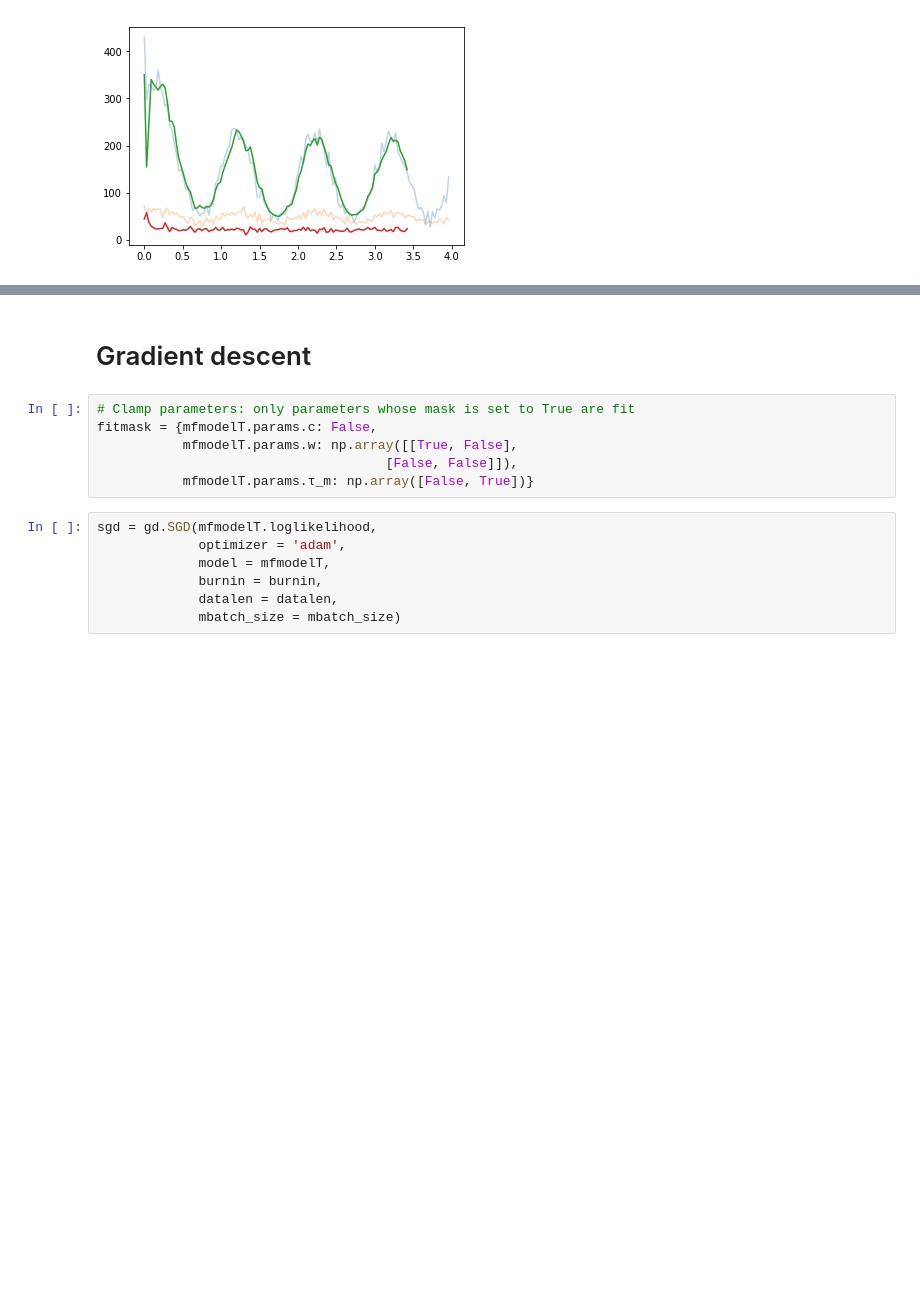
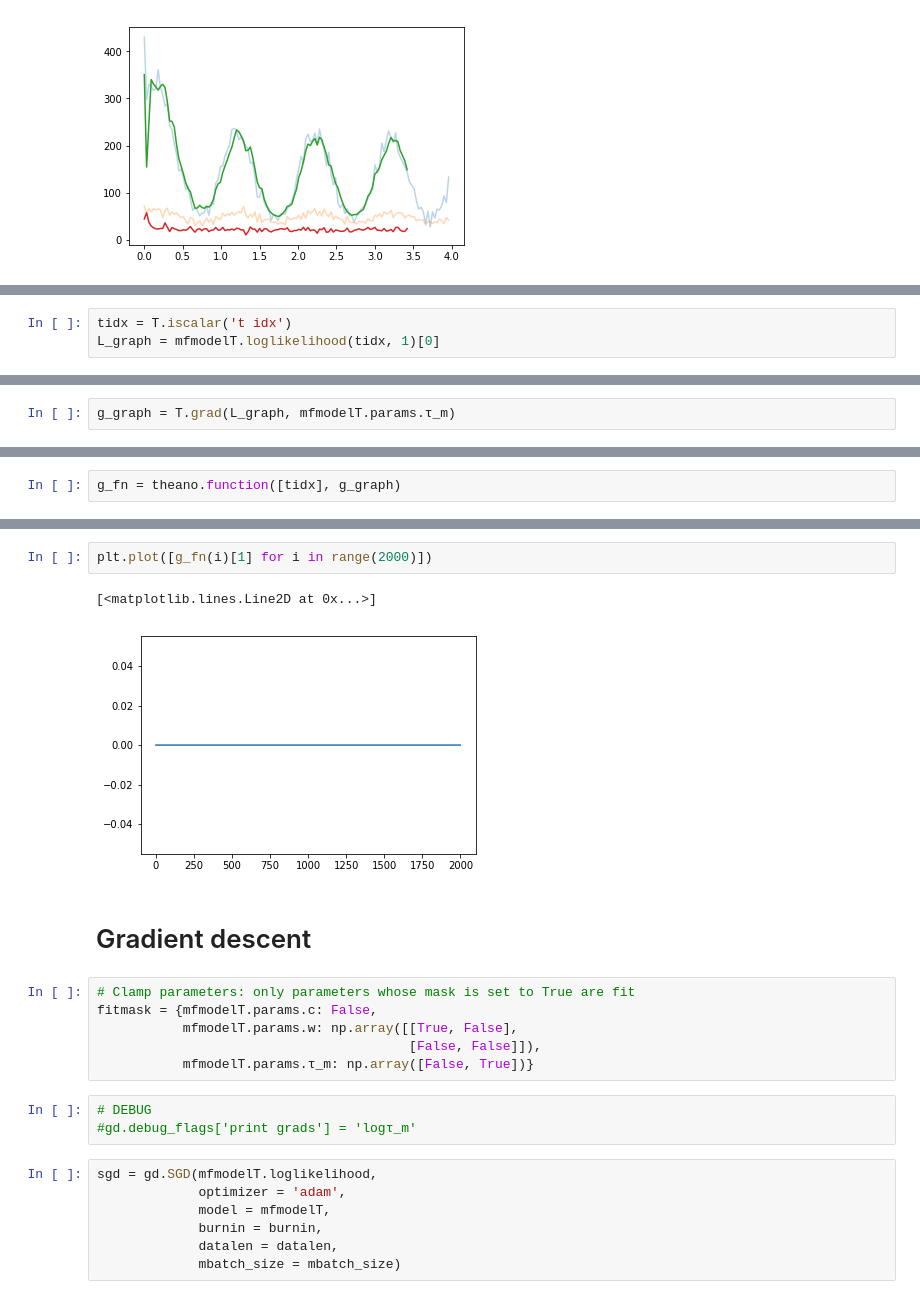
Before and after one commit to mackelab/mesoGIF, a Jupyter notebook: Finite-size GIF.ipynb, the cells around one changed output, grey strips where cells are left out. Saved outputs shown, nothing was run; the diff lists cells and outputs as text; blank space fills up the shorter version.

```diff
--- a/Finite-size GIF.ipynb
+++ b/Finite-size GIF.ipynb
@@ -333,0 +266,3 @@ anlz.plot(mfmodelT.nbar)
+# %%
+tidx = T.iscalar('t idx')
+L_graph = mfmodelT.loglikelihood(tidx, 1)[0]
@@ -333,0 +287,2 @@ anlz.plot(mfmodelT.nbar)
+# %%
+g_graph = T.grad(L_graph, mfmodelT.params.τ_m)
@@ -333,0 +293,2 @@ anlz.plot(mfmodelT.nbar)
+# %%
+g_fn = theano.function([tidx], g_graph)
@@ -334,11 +302,19 @@ anlz.plot(mfmodelT.nbar)
+# %%
+plt.plot([g_fn(i)[1] for i in range(2000)])
+# %% [output]
+[<matplotlib.lines.Line2D at 0x...>]
+[figure, added]
 # %% [markdown]
 # Gradient descent
 # %%
 # Clamp parameters: only parameters whose mask is set to True are fit
 fitmask = {mfmodelT.params.c: False,
            mfmodelT.params.w: np.array([[True, False],
-                                     [False, False]]),
+                                        [False, False]]),
            mfmodelT.params.τ_m: np.array([False, True])}
+# %%
+# DEBUG
+#gd.debug_flags['print grads'] = 'logτ_m'
 # %%
 sgd = gd.SGD(mfmodelT.loglikelihood,
              optimizer = 'adam',
```
Also changed, not shown: parts of 95 cells of this notebook, 2 other files.
